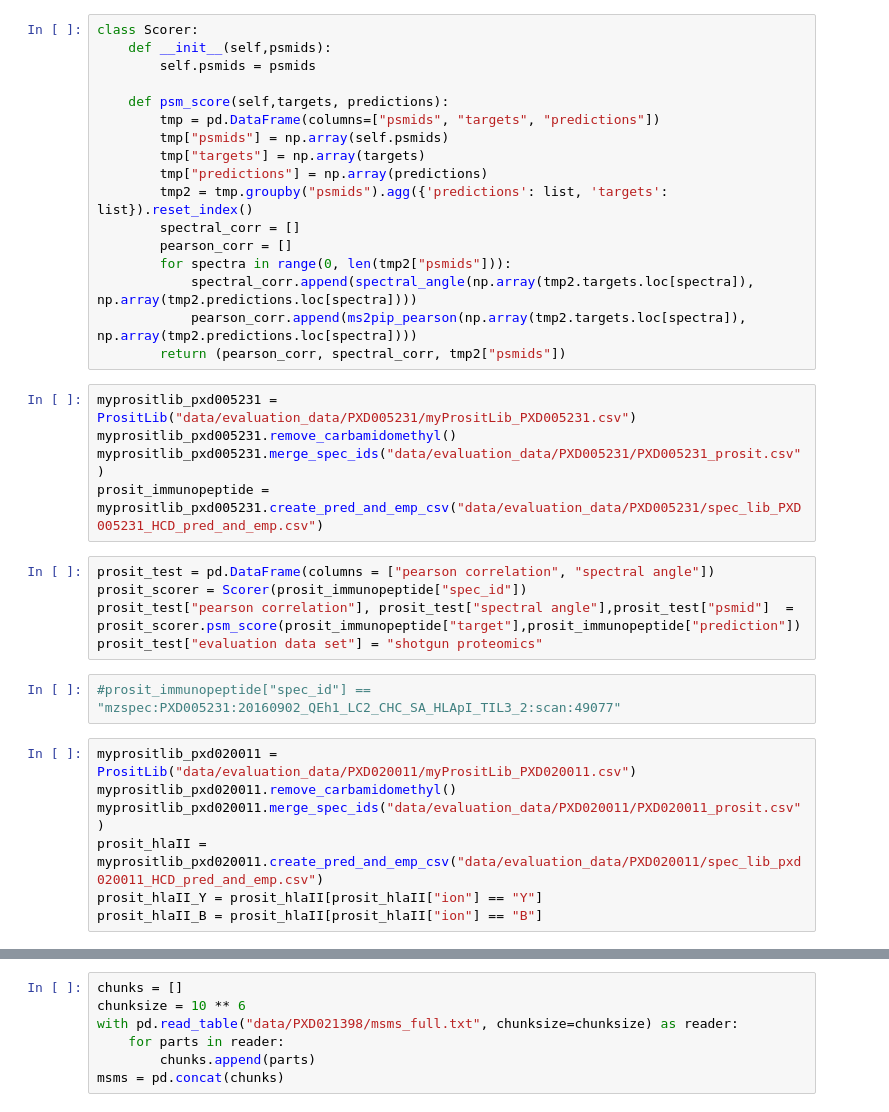
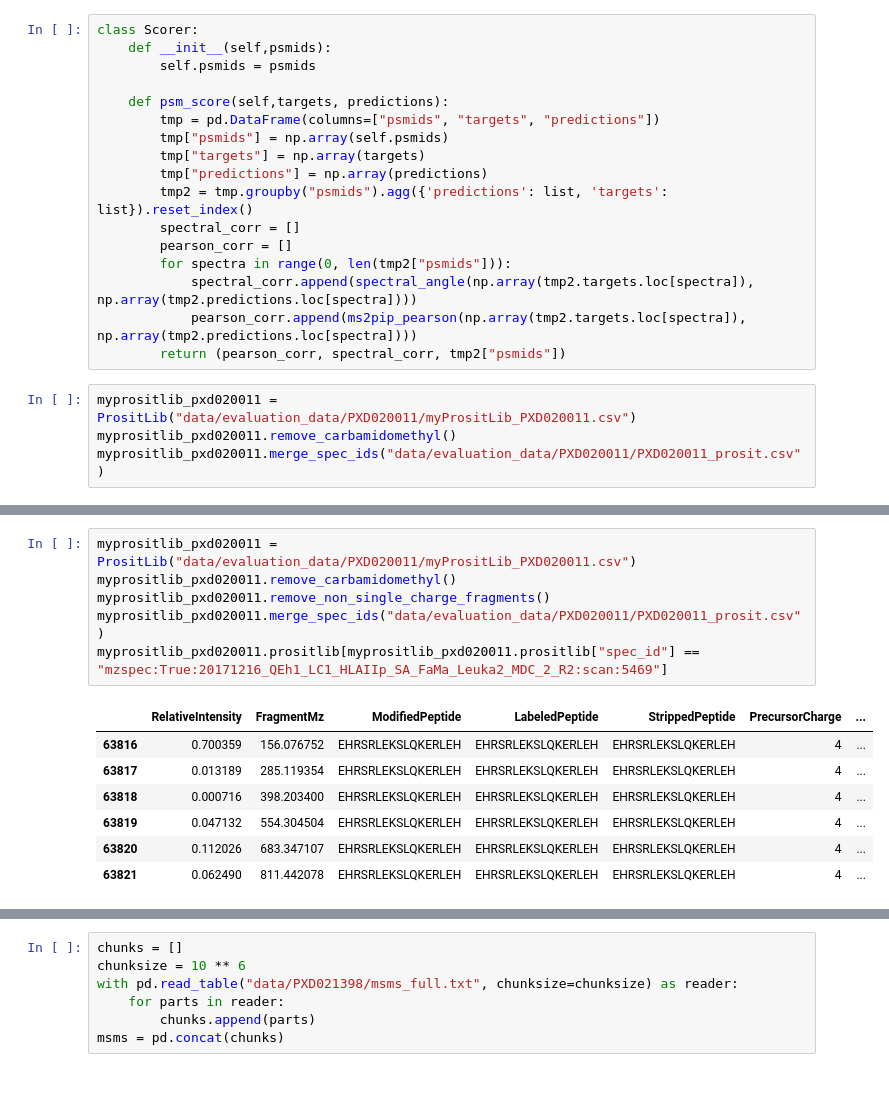
Before and after one commit to compomics/ms2rescore-immunopeptidomics-manuscript, a Jupyter notebook: notebooks/test.ipynb, the cells around one changed output, grey strips where cells are left out. Drawn from its saved outputs; the diff is of its cells as text; blank space fills up the shorter version.

```diff
--- a/notebooks/test.ipynb
+++ b/notebooks/test.ipynb
@@ -56,24 +56,9 @@ class Scorer:
             pearson_corr.append(ms2pip_pearson(np.array(tmp2.targets.loc[spectra]), np.array(tmp2.predictions.loc[spectra])))
         return (pearson_corr, spectral_corr, tmp2["psmids"])
 # %%
-myprositlib_pxd005231 = PrositLib("data/evaluation_data/PXD005231/myPrositLib_PXD005231.csv")
-myprositlib_pxd005231.remove_carbamidomethyl()
-myprositlib_pxd005231.merge_spec_ids("data/evaluation_data/PXD005231/PXD005231_prosit.csv")
-prosit_immunopeptide = myprositlib_pxd005231.create_pred_and_emp_csv("data/evaluation_data/PXD005231/spec_lib_PXD005231_HCD_pred_and_emp.csv")
+myprositlib_pxd020011 = PrositLib("data/evaluation_data/PXD020011/myPrositLib_PXD020011.csv")
+myprositlib_pxd020011.remove_carbamidomethyl()
+myprositlib_pxd020011.merge_spec_ids("data/evaluation_data/PXD020011/PXD020011_prosit.csv")
-# %%
-prosit_test = pd.DataFrame(columns = ["pearson correlation", "spectral angle"])
-prosit_scorer = Scorer(prosit_immunopeptide["spec_id"])
-prosit_test["pearson correlation"], prosit_test["spectral angle"],prosit_test["psmid"]  = prosit_scorer.psm_score(prosit_immunopeptide["target"],prosit_immunopeptide["prediction"])
-prosit_test["evaluation data set"] = "shotgun proteomics"
-# %%
-#prosit_immunopeptide["spec_id"] == "mzspec:PXD005231:20160902_QEh1_LC2_CHC_SA_HLApI_TIL3_2:scan:49077"
-# %%
-myprositlib_pxd020011 = PrositLib("data/evaluation_data/PXD020011/myPrositLib_PXD020011.csv")
-myprositlib_pxd020011.remove_carbamidomethyl()
-myprositlib_pxd020011.merge_spec_ids("data/evaluation_data/PXD020011/PXD020011_prosit.csv")
-prosit_hlaII = myprositlib_pxd020011.create_pred_and_emp_csv("data/evaluation_data/PXD020011/spec_lib_pxd020011_HCD_pred_and_emp.csv")
-prosit_hlaII_Y = prosit_hlaII[prosit_hlaII["ion"] == "Y"]
-prosit_hlaII_B = prosit_hlaII[prosit_hlaII["ion"] == "B"]
 # %%
 myprositlib_pxd020011.prositlib[myprositlib_pxd020011.prositlib["spec_id"] == "mzspec:True:20171216_QEh1_LC1_HLAIIp_SA_FaMa_Leuka2_MDC_2_R2:scan:5469"]
 # %% [output]
@@ -94,4 +79,18 @@ myprositlib_pxd020011.prositlib[myprositlib_pxd020011.prositlib["spec_id"] == "m
 | 142541 | 0.004715 | 637.029053 | EHRSRLEKSLQKERLEH | EHRSRLEKSLQKERLEH | EHRSRLEKSLQKERLEH | 4 | ... |
 | 142542 | 0.091869 | 631.025513 | EHRSRLEKSLQKERLEH | EHRSRLEKSLQKERLEH | EHRSRLEKSLQKERLEH | 4 | ... |
 | 142543 | 1.000000 | 674.039734 | EHRSRLEKSLQKERLEH | EHRSRLEKSLQKERLEH | EHRSRLEKSLQKERLEH | 4 | ... |
+# %%
+myprositlib_pxd020011 = PrositLib("data/evaluation_data/PXD020011/myPrositLib_PXD020011.csv")
+myprositlib_pxd020011.remove_carbamidomethyl()
+myprositlib_pxd020011.remove_non_single_charge_fragments()
+myprositlib_pxd020011.merge_spec_ids("data/evaluation_data/PXD020011/PXD020011_prosit.csv")
+myprositlib_pxd020011.prositlib[myprositlib_pxd020011.prositlib["spec_id"] == "mzspec:True:20171216_QEh1_LC1_HLAIIp_SA_FaMa_Leuka2_MDC_2_R2:scan:5469"]
+# %% [output]
+|  | RelativeIntensity | FragmentMz | ModifiedPeptide | LabeledPeptide | StrippedPeptide | PrecursorCharge | ... |
+| 63816 | 0.700359 | 156.076752 | EHRSRLEKSLQKERLEH | EHRSRLEKSLQKERLEH | EHRSRLEKSLQKERLEH | 4 | ... |
+| 63817 | 0.013189 | 285.119354 | EHRSRLEKSLQKERLEH | EHRSRLEKSLQKERLEH | EHRSRLEKSLQKERLEH | 4 | ... |
+| 63818 | 0.000716 | 398.203400 | EHRSRLEKSLQKERLEH | EHRSRLEKSLQKERLEH | EHRSRLEKSLQKERLEH | 4 | ... |
+| 63819 | 0.047132 | 554.304504 | EHRSRLEKSLQKERLEH | EHRSRLEKSLQKERLEH | EHRSRLEKSLQKERLEH | 4 | ... |
+| 63820 | 0.112026 | 683.347107 | EHRSRLEKSLQKERLEH | EHRSRLEKSLQKERLEH | EHRSRLEKSLQKERLEH | 4 | ... |
+| 63821 | 0.062490 | 811.442078 | EHRSRLEKSLQKERLEH | EHRSRLEKSLQKERLEH | EHRSRLEKSLQKERLEH | 4 | ... |
 # %%
```
Also changed, not shown: parts of 6 cells of this notebook, 12 other files.
